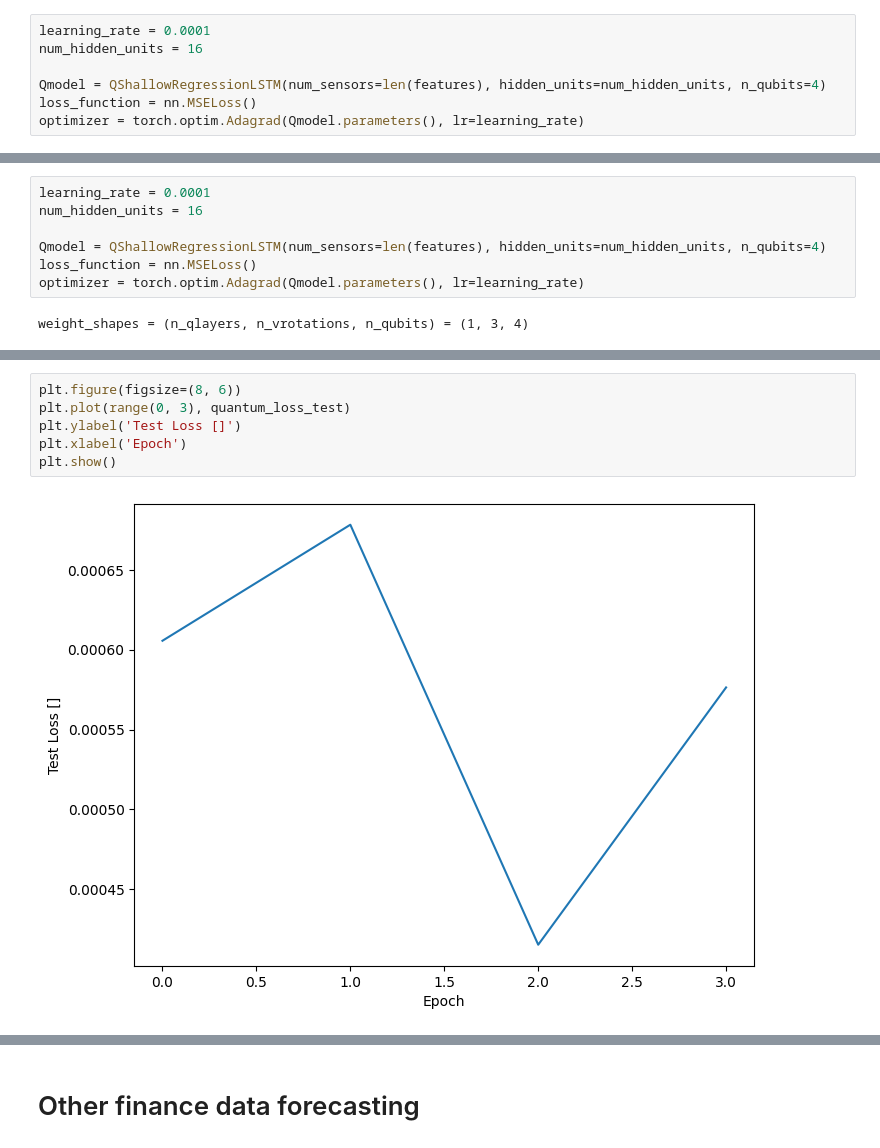
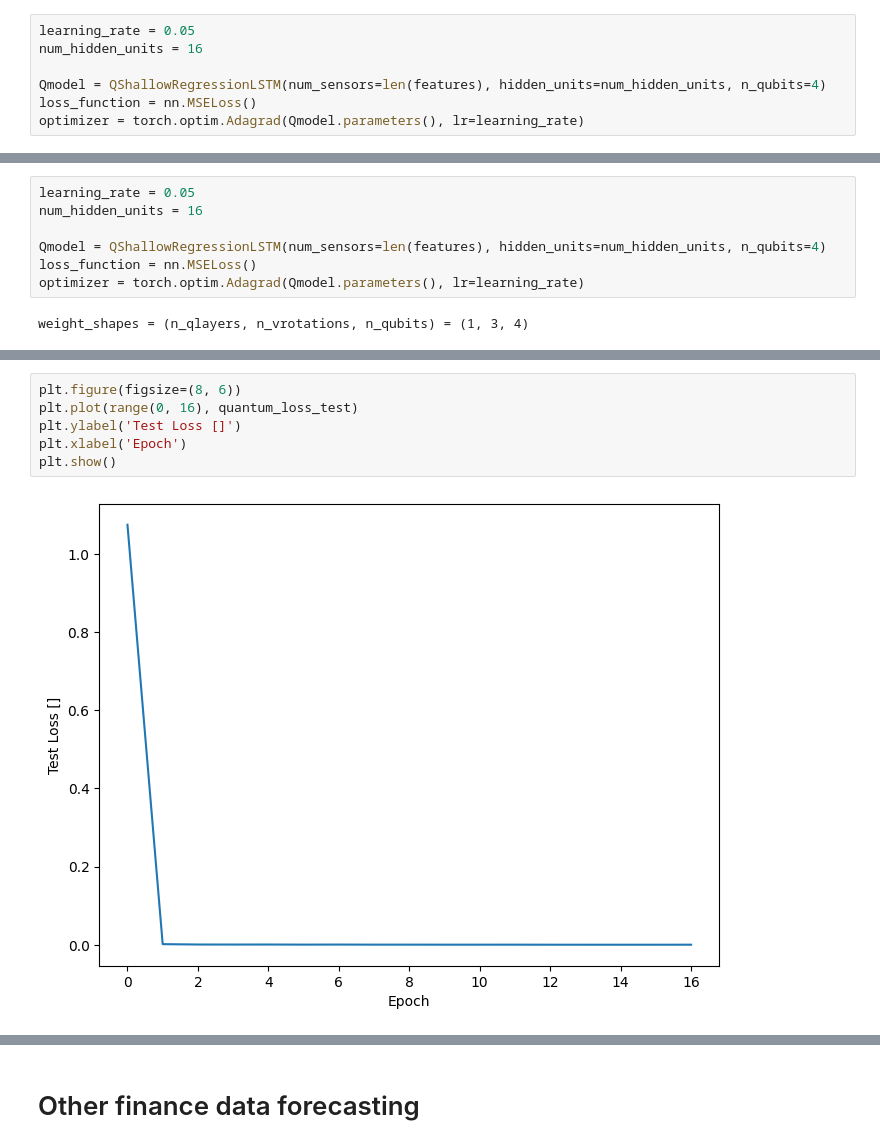
Before and after one commit to Jordi008/QLSTM, a Jupyter notebook: QLSTM_Functional.ipynb, the cells around one changed output, grey strips where cells are left out. Drawn from its saved outputs; the diff is of its cells as text.

```diff
--- a/QLSTM_Functional.ipynb
+++ b/QLSTM_Functional.ipynb
@@ -456,7 +453,7 @@ In the subsequent code section, our objective is to train a QLSTM model designed
 # %%
 from utils import QShallowRegressionLSTM
 # %%
-learning_rate = 0.0001
+learning_rate = 0.05
 num_hidden_units = 16
 
 Qmodel = QShallowRegressionLSTM(num_sensors=len(features), hidden_units=num_hidden_units, n_qubits=4)
@@ -880,7 +884,7 @@ plt.show()
 # %%
 from utils import QShallowRegressionLSTM
 # %%
-learning_rate = 0.0001
+learning_rate = 0.05
 num_hidden_units = 16
 
 Qmodel = QShallowRegressionLSTM(num_sensors=len(features), hidden_units=num_hidden_units, n_qubits=4)
@@ -980,10 +982,10 @@ plt.show()
 # %%
 plt.figure(figsize=(8, 6))
-plt.plot(range(0, 3), quantum_loss_test)
+plt.plot(range(0, 16), quantum_loss_test)
 plt.ylabel('Test Loss []')
 plt.xlabel('Epoch')
 plt.show()
 # %% [output]
-[figure, old version]
+[figure, new version]
 # %%
 plt.figure(figsize=(8, 6))
```
Also changed, not shown: parts of 31 cells of this notebook, 1 other file.
